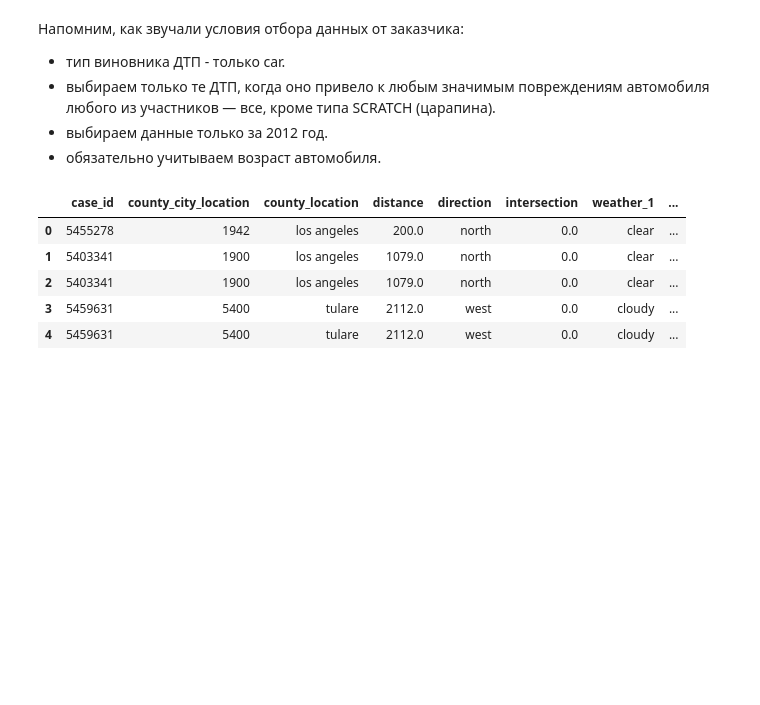
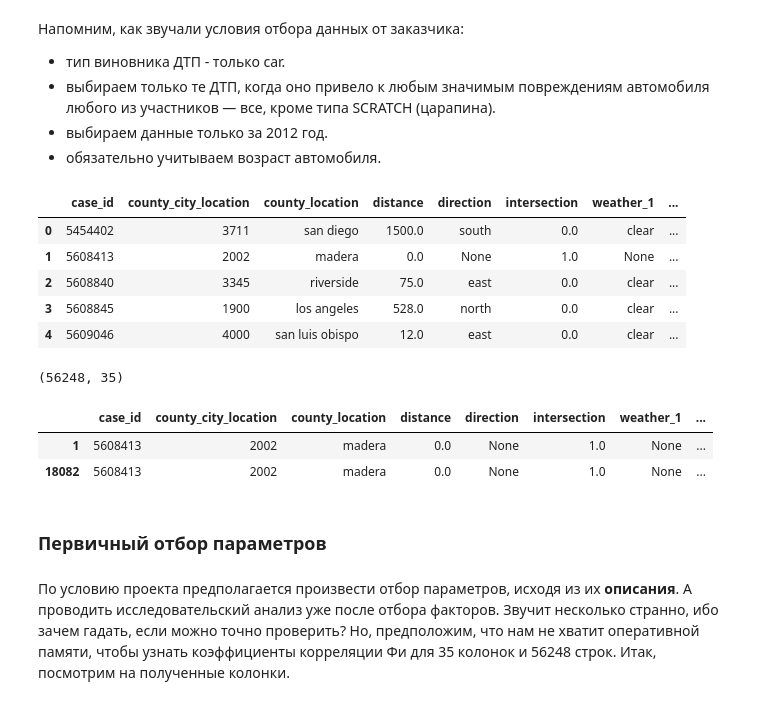
Before and after one commit to BelkaBoguto/pj_15, a Jupyter notebook: sborniy_boguto_v1.ipynb, the cells around one changed output. Cells and saved outputs as stored; diff of their text form; code cells hidden in the pictures; blank space fills up the shorter version.

```diff
--- a/sborniy_boguto_v1.ipynb
+++ b/sborniy_boguto_v1.ipynb
@@ -953,28 +952,46 @@ df_city
 - выбираем данные только за 2012 год.
 - обязательно учитываем возраст автомобиля.
 # %%
-#
+# отберем данные
 
 query_df_2012 = '''
 SELECT *
 FROM collisions AS c
-JOIN parties AS p ON c.case_id=p.case_id
-JOIN vehicles AS v ON p.case_id=v.case_id
+RIGHT OUTER JOIN parties AS p ON c.case_id=p.case_id
+RIGHT OUTER JOIN vehicles AS v ON p.case_id=v.case_id AND p.party_number = v.party_number
 
 WHERE EXTRACT(YEAR FROM c.collision_date)::int = 2012
 AND c.collision_damage != 'scratch'
 AND p.party_type = 'car';
 '''
 
 pd.set_option('display.max_columns', None)
 
 
 df_2012 = pd.read_sql_query(query_df_2012, con=engine)
 df_2012.head()
 # %% [output]
 |  | case_id | county_city_location | county_location | distance | direction | intersection | weather_1 | ... |
-| 0 | 5455278 | 1942 | los angeles | 200.0 | north | 0.0 | clear | ... |
-| 1 | 5403341 | 1900 | los angeles | 1079.0 | north | 0.0 | clear | ... |
-| 2 | 5403341 | 1900 | los angeles | 1079.0 | north | 0.0 | clear | ... |
-| 3 | 5459631 | 5400 | tulare | 2112.0 | west | 0.0 | cloudy | ... |
-| 4 | 5459631 | 5400 | tulare | 2112.0 | west | 0.0 | cloudy | ... |
+| 0 | 5454402 | 3711 | san diego | 1500.0 | south | 0.0 | clear | ... |
+| 1 | 5608413 | 2002 | madera | 0.0 | None | 1.0 | None | ... |
+| 2 | 5608840 | 3345 | riverside | 75.0 | east | 0.0 | clear | ... |
+| 3 | 5608845 | 1900 | los angeles | 528.0 | north | 0.0 | clear | ... |
+| 4 | 5609046 | 4000 | san luis obispo | 12.0 | east | 0.0 | clear | ... |
+# %%
+# оценим размер получившейся выборки
+
+df_2012.shape
+# %% [output]
+(56248, 35)
+# %%
+# проверим, что у нас попали оба участника ДТП
+
+df_2012.query('case_id == "5608413"')
+# %% [output]
+|  | case_id | county_city_location | county_location | distance | direction | intersection | weather_1 | ... |
+| 1 | 5608413 | 2002 | madera | 0.0 | None | 1.0 | None | ... |
+| 18082 | 5608413 | 2002 | madera | 0.0 | None | 1.0 | None | ... |
+# %% [markdown]
+### Первичный отбор параметров
+# %% [markdown]
+По условию проекта предполагается произвести отбор параметров, исходя из их **описания**. А проводить исследовательский анализ уже после отбора факторов. Звучит несколько странно, ибо зачем гадать, если можно точно проверить? Но, предположим, что нам не хватит оперативной памяти, чтобы узнать коэффициенты корреляции Фи для 35 колонок и 56248 строк. Итак, посмотрим на полученные колонки.
```
Also changed, not shown: parts of 47 cells of this notebook, 1 other file.
